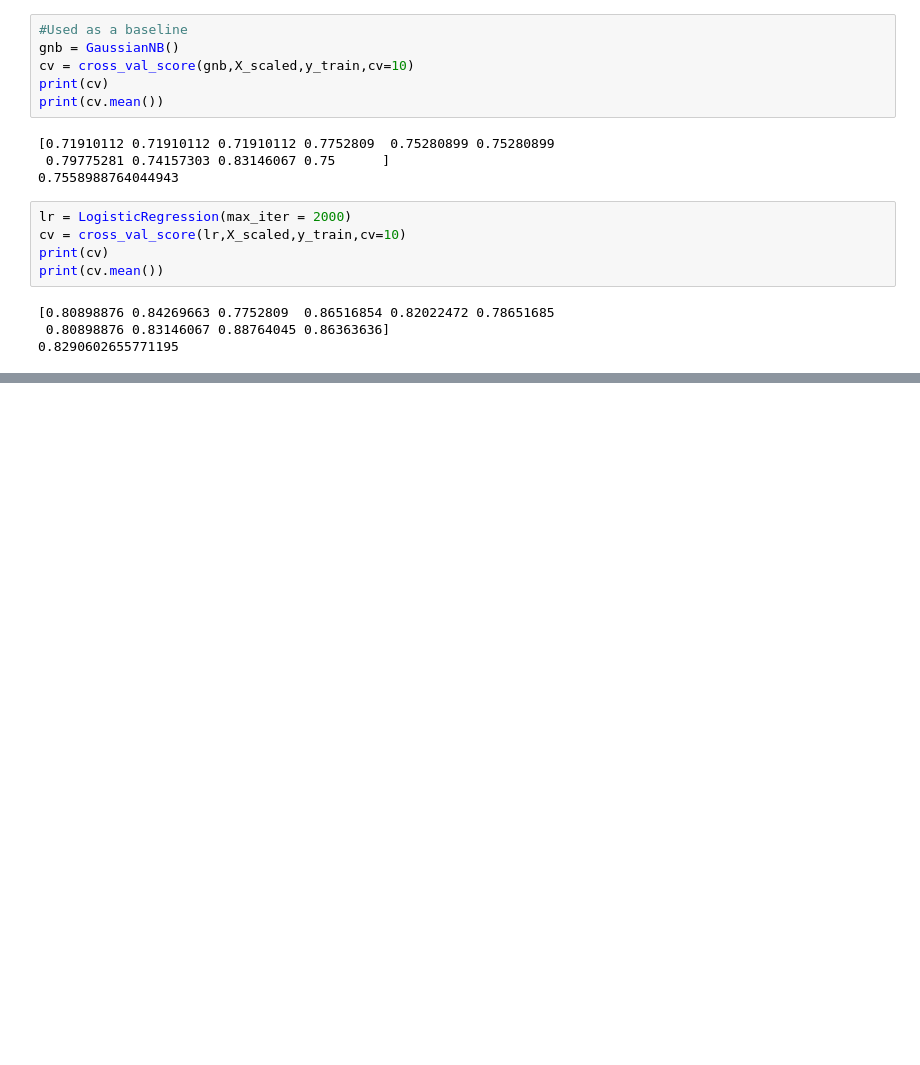
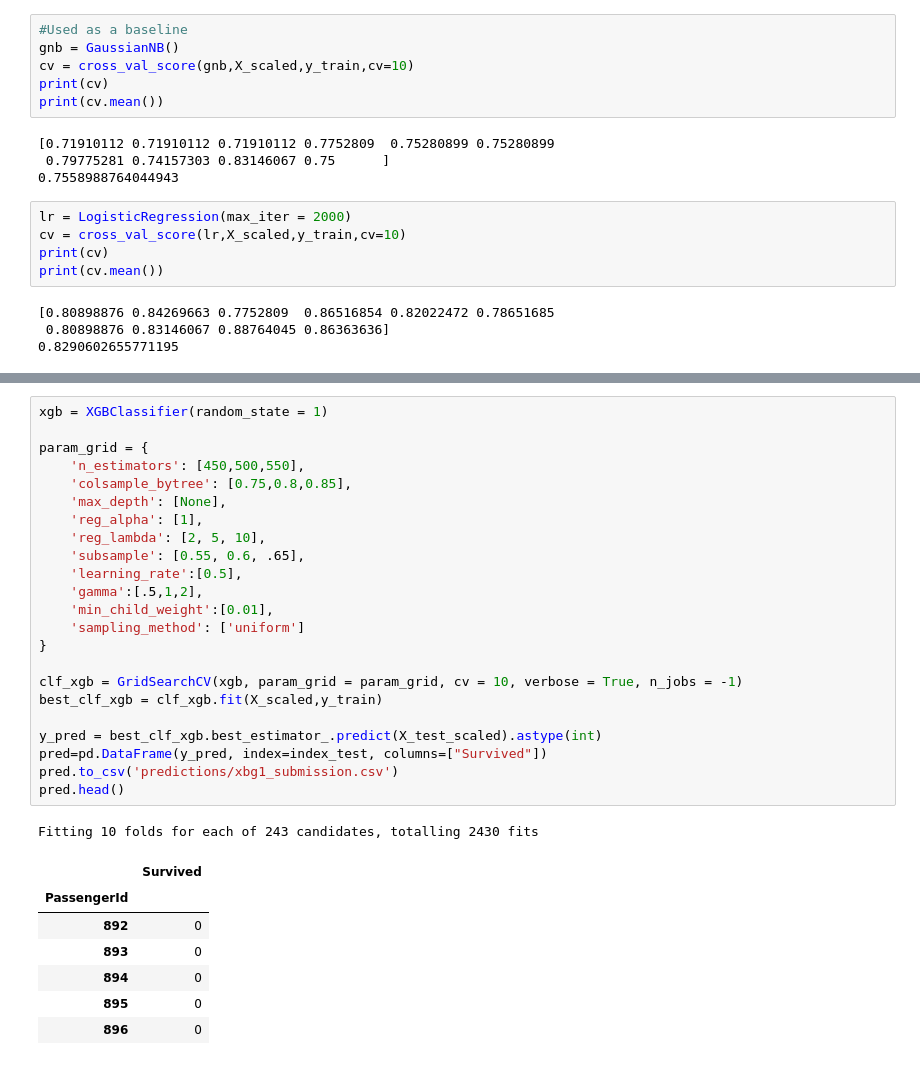
Before and after one commit to leclercrafael/kaggle_titanic, a Jupyter notebook: main.ipynb, the cells around one changed output, grey strips where cells are left out. Saved outputs shown, nothing was run; the diff lists cells and outputs as text; blank space fills up the shorter version.

```diff
--- a/main.ipynb
+++ b/main.ipynb
@@ -382,0 +399,32 @@ print(cv.mean())
+# %%
+xgb = XGBClassifier(random_state = 1)
+
+param_grid = {
+    'n_estimators': [450,500,550],
+    'colsample_bytree': [0.75,0.8,0.85],
+    'max_depth': [None],
+    'reg_alpha': [1],
+    'reg_lambda': [2, 5, 10],
+    'subsample': [0.55, 0.6, .65],
+    'learning_rate':[0.5],
+    'gamma':[.5,1,2],
+    'min_child_weight':[0.01],
+    'sampling_method': ['uniform']
+}
+
+clf_xgb = GridSearchCV(xgb, param_grid = param_grid, cv = 10, verbose = True, n_jobs = -1)
+best_clf_xgb = clf_xgb.fit(X_scaled,y_train)
+
+y_pred = best_clf_xgb.best_estimator_.predict(X_test_scaled).astype(int)
+pred=pd.DataFrame(y_pred, index=index_test, columns=["Survived"])
+pred.to_csv('predictions/xbg1_submission.csv')
+pred.head()
+# %% [output]
+Fitting 10 folds for each of 243 candidates, totalling 2430 fits
+|  | Survived |
+| PassengerId |  |
+| 892 | 0 |
+| 893 | 0 |
+| 894 | 0 |
+| 895 | 0 |
+| 896 | 0 |
```
Also changed, not shown: parts of 10 cells of this notebook.
